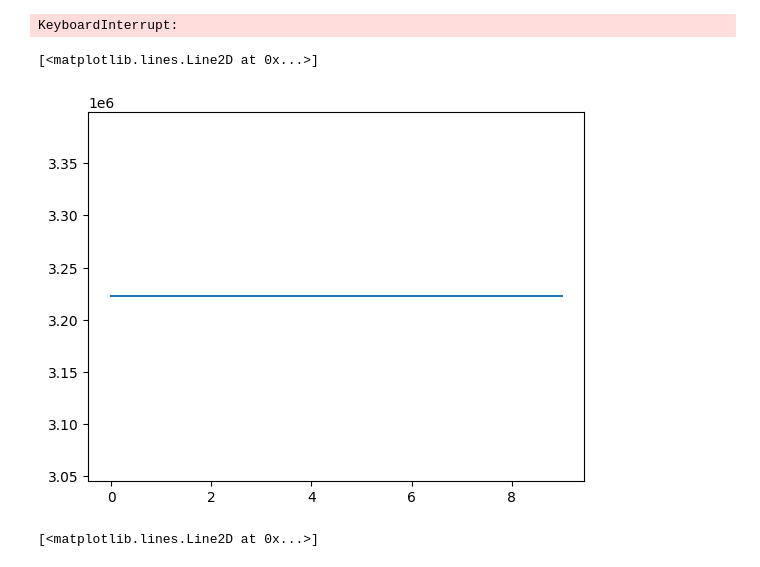
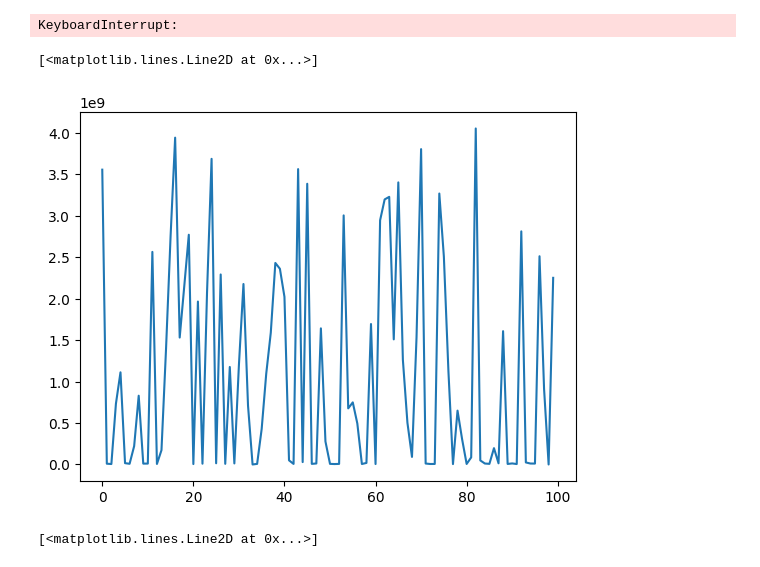
Before and after one commit to RL-MVA-2023-24/rl-class-assignment-Tordjx, a Jupyter notebook: src/training.ipynb, the cells around one changed output. Cells and saved outputs as stored; diff of their text form; code cells hidden in the pictures.

```diff
--- a/src/training.ipynb
+++ b/src/training.ipynb
@@ -32,19 +32,20 @@ plt.show()
 # %% [output]
 KeyboardInterrupt:
 # %%
+import env_hiv
 from train_a2c import *
 import matplotlib.pyplot as plt
 #env = gym.make("CartPole")
-env = env_hiv.HIVPatient()
+env = env_hiv.HIVPatient(domain_randomization=True)
 pi = policyNetwork(env)
 V  = valueNetwork(env)
 config = {}
 agent = a2c_agent(config, pi, V, maxiter = 200)
-returns = agent.train(env,10)
+returns = agent.train(env,100)
 plt.plot(returns)
 # %% [output]
 [<matplotlib.lines.Line2D at 0x...>]
-[figure, old version]
+[figure, new version]
 # %%
 import matplotlib.pyplot as plt
 plt.plot(returns)
```
Also changed, not shown: parts of 2 cells of this notebook, 12 other files.
